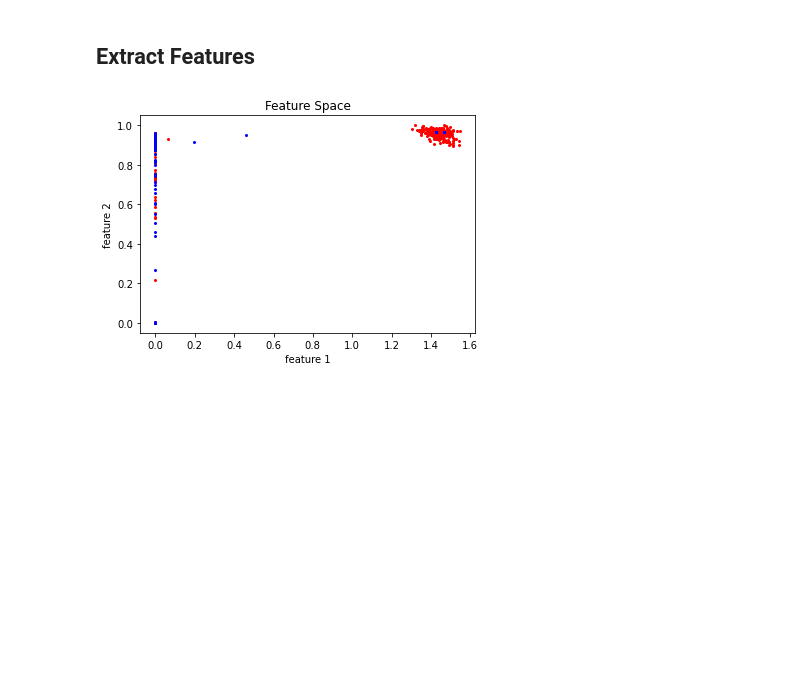
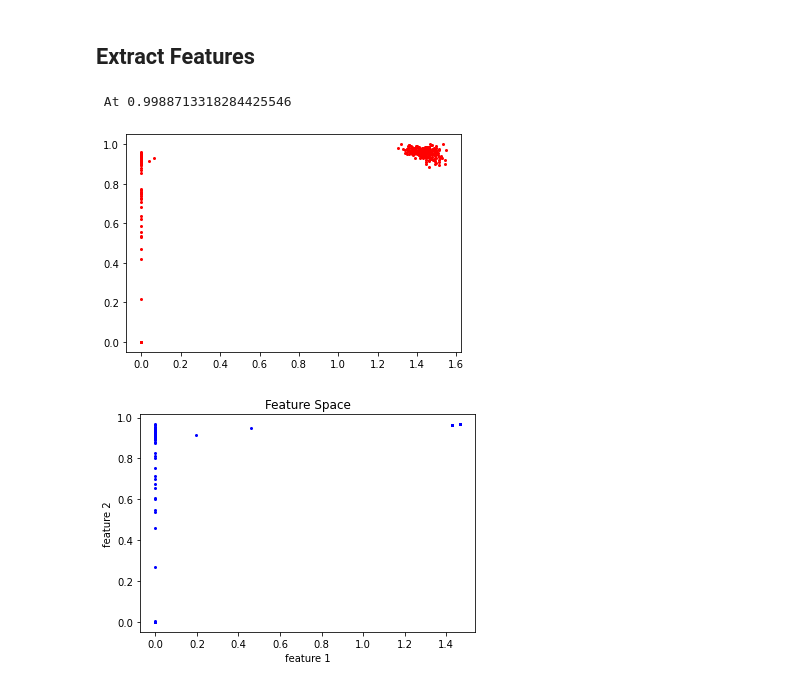
Before and after one commit to radwaahmed2132000/Gender-Classification-ICDAR2013, a Jupyter notebook: FindFractalFeatures.ipynb, the cells around one changed output. Saved outputs shown, nothing was run; the diff lists cells and outputs as text; code cells hidden in the pictures; blank space fills up the shorter version.

```diff
--- a/FindFractalFeatures.ipynb
+++ b/FindFractalFeatures.ipynb
@@ -85,30 +86,44 @@ opt_t,_ = cv2.threshold(img,0,255,cv2.THRESH_BINARY+cv2.THRESH_OTSU)
 def apply_features(x_train, x_test, saved=False):
    if saved:
       with open('./Feature-Datasets/fractal.npy', 'rb') as f:
-         x_train = np.load(f, allow_pickle=True)
-         x_test = np.load(f, allow_pickle=True)
+         x_tr = np.load(f, allow_pickle=True)
+         x_ts = np.load(f, allow_pickle=True)
    else:
       T = [opt_t * 0.3, opt_t * 0.8, opt_t, opt_t * 1.1 ]
-      x_train = np.array([SFTA(img, T) for img in x_train])
-      x_test = np.array([SFTA(img, T) for img in x_test])
+      #T = [opt_t]
+      x_tr, x_ts = [], []
+      for i, img in enumerate(x_train):
+         x_tr.append(SFTA(img, T))
+         print(f"\r At {i/len(x_train)}", end="")
+      for i, img in enumerate(x_test):
+         x_ts.append(SFTA(img, T))
       with open('./Feature-Datasets/fractal.npy', 'wb') as f:
-         np.save(f, x_train, allow_pickle=True)
-         np.save(f, x_test, allow_pickle=True)
-   return x_train, x_test
+         np.save(f, x_tr, allow_pickle=True)
+         np.save(f, x_ts, allow_pickle=True)
+   return np.array(x_tr), np.array(x_ts)
 
 x_train, x_test = apply_features(x_train, x_test, saved=True)
+# %% [output]
+ At 0.9988713318284425546
 # %%
 # Generate scatter plot for training data
-x_train_male = x_train[y_train == 0]
-x_train_female = x_train[y_train == 1]
-plt.scatter(x_train_male[:,7], x_train_male[:,13], color='red', s=4)
-plt.scatter(x_train_female[:,7], x_train_female[:,13], color='blue', s=4)
-plt.title('Feature Space')
-plt.xlabel('feature 1')
-plt.ylabel('feature 2')
-plt.show()
+plot = True
+if plot:
+   x1m = x_train_male[:,7]
+   x2m = x_train_male[:,13]
+   x1f = x_train_female[:,7]
+   x2f = x_train_female[:,13]
+
+   plt.scatter(x1m, x2m, color='red', s=4)
+   plt.show()
+   plt.scatter(x1f, x2f, color='blue', s=4)
+   plt.title('Feature Space')
+   plt.xlabel('feature 1')
+   plt.ylabel('feature 2')
+   plt.show()
 # %% [output]
-[figure, old version]
+[figure, new version]
+[figure, added]
 # %%
 
 def heat_map(x_pd):
```
Also changed, not shown: parts of 4 cells of this notebook, 6 other files.
